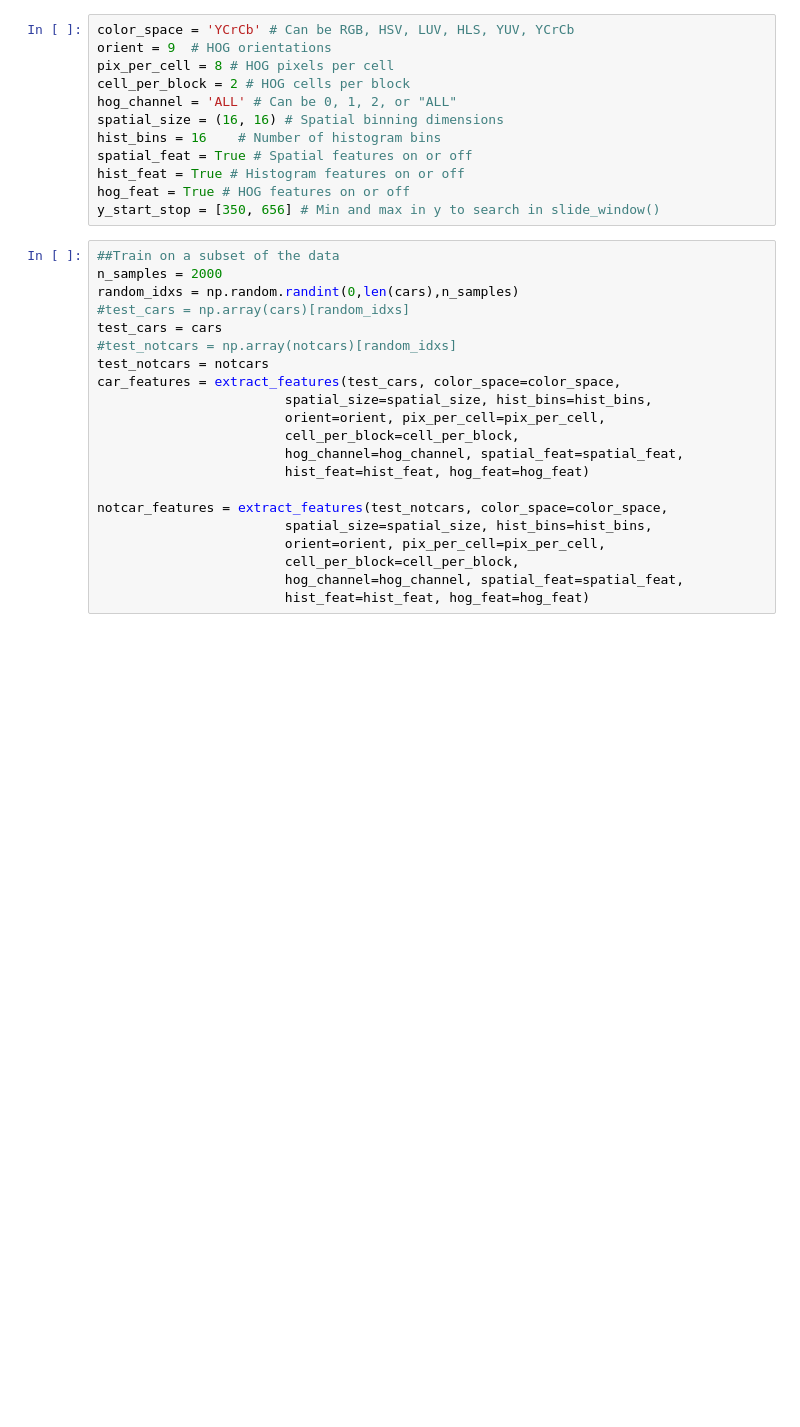
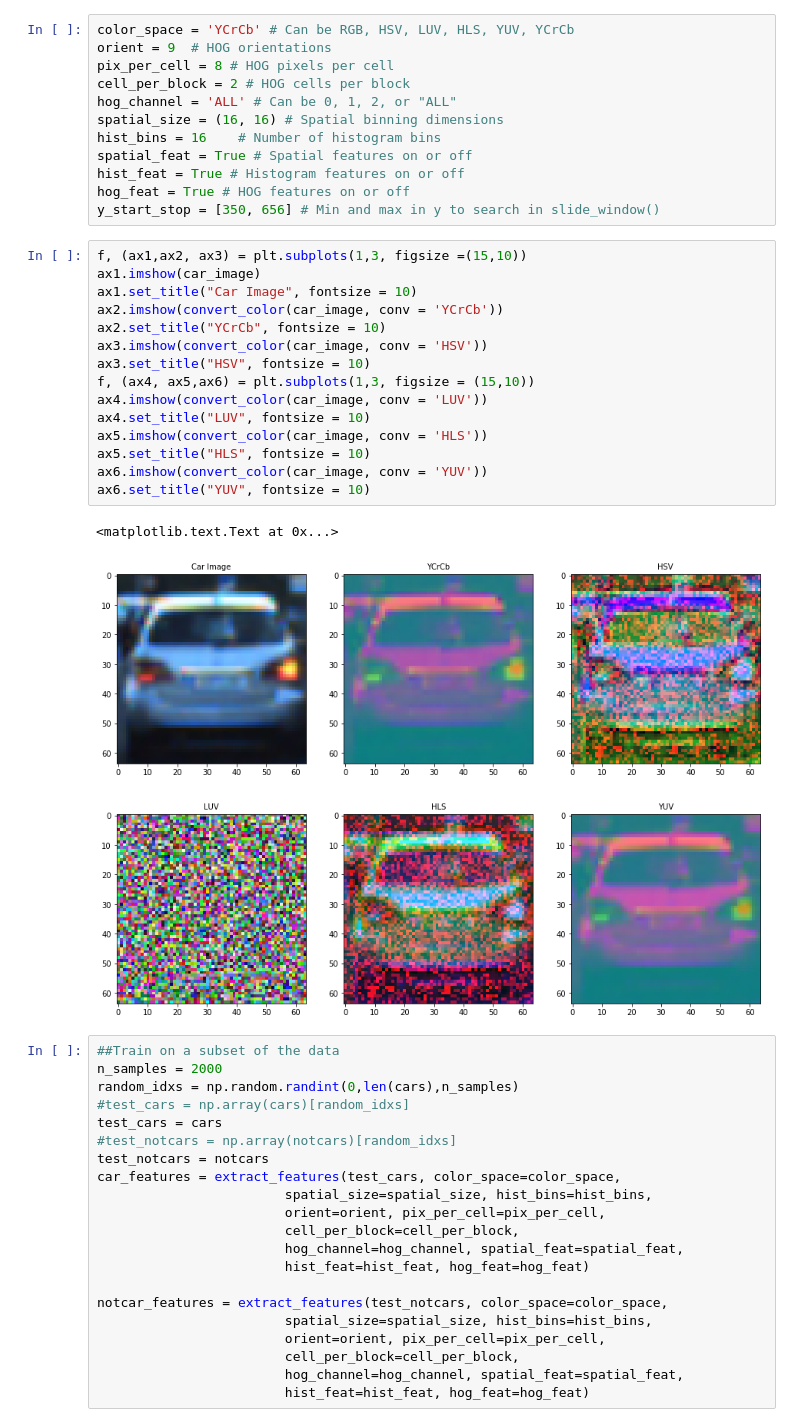
Before and after one commit to Jeremy26/vehicle-detection, a Jupyter notebook: P5.ipynb, the cells around one changed output. Cells and saved outputs as stored; diff of their text form; blank space fills up the shorter version.

```diff
--- a/P5.ipynb
+++ b/P5.ipynb
@@ -211,6 +220,25 @@ spatial_feat = True # Spatial features on or off
 hist_feat = True # Histogram features on or off
 hog_feat = True # HOG features on or off
 y_start_stop = [350, 656] # Min and max in y to search in slide_window()
+# %%
+f, (ax1,ax2, ax3) = plt.subplots(1,3, figsize =(15,10))
+ax1.imshow(car_image)
+ax1.set_title("Car Image", fontsize = 10)
+ax2.imshow(convert_color(car_image, conv = 'YCrCb'))
+ax2.set_title("YCrCb", fontsize = 10)
+ax3.imshow(convert_color(car_image, conv = 'HSV'))
+ax3.set_title("HSV", fontsize = 10)
+f, (ax4, ax5,ax6) = plt.subplots(1,3, figsize = (15,10))
+ax4.imshow(convert_color(car_image, conv = 'LUV'))
+ax4.set_title("LUV", fontsize = 10)
+ax5.imshow(convert_color(car_image, conv = 'HLS'))
+ax5.set_title("HLS", fontsize = 10)
+ax6.imshow(convert_color(car_image, conv = 'YUV'))
+ax6.set_title("YUV", fontsize = 10)
+# %% [output]
+<matplotlib.text.Text at 0x...>
+[figure, added]
+[figure, added]
 # %%
 ##Train on a subset of the data
 n_samples = 2000
```
Also changed, not shown: parts of 12 cells of this notebook, 17 other files.
